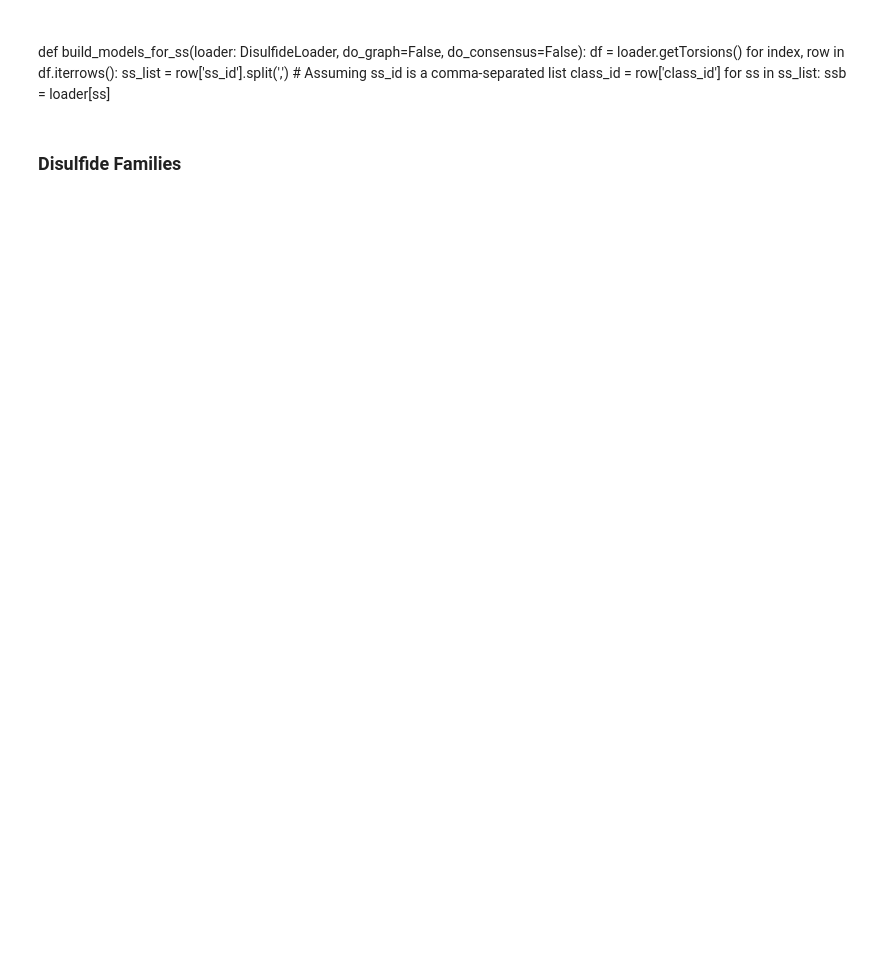
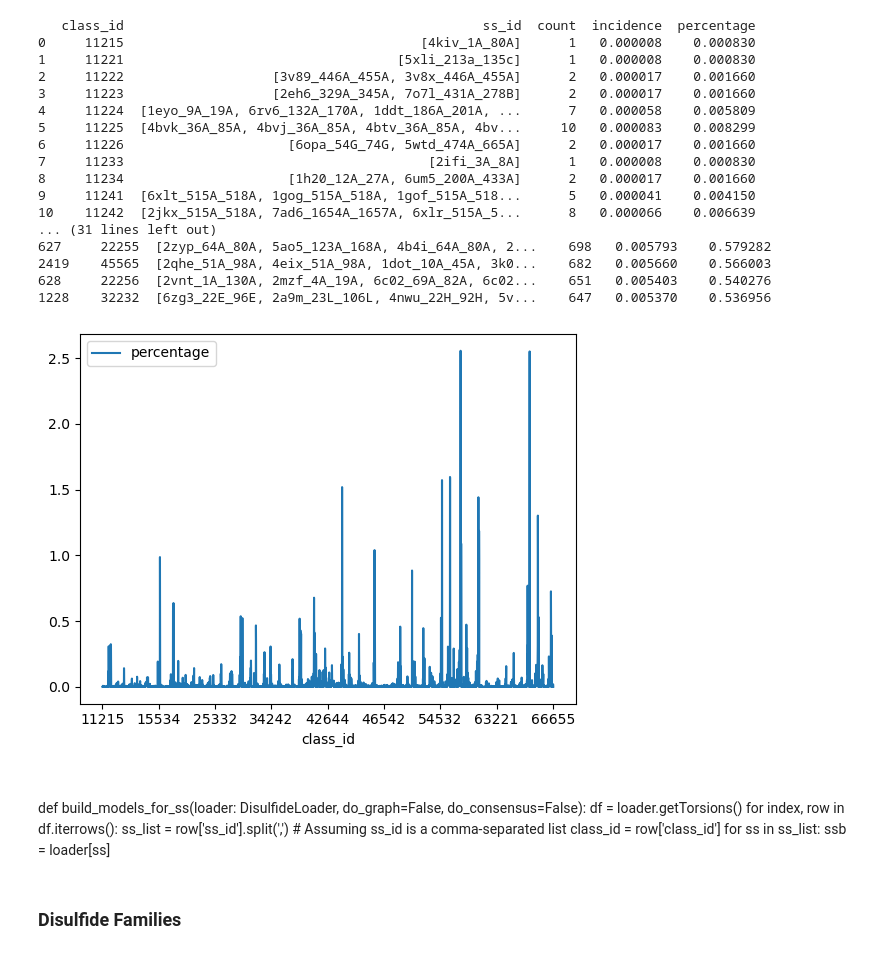
Before and after one commit to suchanek/proteusPy, a Jupyter notebook: notebooks/DisulfidePlayground.ipynb, the cells around one changed output. Saved outputs shown, nothing was run; the diff lists cells and outputs as text; code cells hidden in the pictures; blank space fills up the shorter version.

```diff
--- a/notebooks/DisulfidePlayground.ipynb
+++ b/notebooks/DisulfidePlayground.ipynb
@@ -72,0 +47,4 @@ def get_ss_id(df: pd.DataFrame, cls: str) -> str:
+# %%
+from proteusPy.DisulfideClass_Constructor import DisulfideClass_Constructor
+
+dclass = DisulfideClass_Constructor(bootstrap=True)
@@ -73,20 +85,36 @@ def get_ss_id(df: pd.DataFrame, cls: str) -> str:
 # %%
-from proteusPy.DisulfideLoader import create_six_class_df
+
 from proteusPy.utility import sort_by_column
 
-tors = PDB_SS.getTorsions()
-print(f'Tors:\n {tors.head(4)}')
-_six = create_six_class_df(tors)
-print(f'Tors2:\n {tors.head(4)}')
+_six = dclass.sixclass_df
 
 _six.plot(x='class_id', y='percentage')
 print(_six.head(12))
 
 six = _six.sort_values(by='incidence', ascending=False)
 six.to_csv(f'{DATA_DIR}six.csv')
 
 print(f'Classes: {six.shape[0]}')
 print(six.head(32))
+# %% [output]
+   class_id                                              ss_id  count  incidence  percentage
+0     11215                                      [4kiv_1A_80A]      1   0.000008    0.000830
+1     11221                                   [5xli_213a_135c]      1   0.000008    0.000830
+2     11222                   [3v89_446A_455A, 3v8x_446A_455A]      2   0.000017    0.001660
+3     11223                   [2eh6_329A_345A, 7o7l_431A_278B]      2   0.000017    0.001660
+4     11224  [1eyo_9A_19A, 6rv6_132A_170A, 1ddt_186A_201A, ...      7   0.000058    0.005809
+5     11225  [4bvk_36A_85A, 4bvj_36A_85A, 4btv_36A_85A, 4bv...     10   0.000083    0.008299
+6     11226                     [6opa_54G_74G, 5wtd_474A_665A]      2   0.000017    0.001660
+7     11233                                       [2ifi_3A_8A]      1   0.000008    0.000830
+8     11234                     [1h20_12A_27A, 6um5_200A_433A]      2   0.000017    0.001660
+9     11241  [6xlt_515A_518A, 1gog_515A_518A, 1gof_515A_518...      5   0.000041    0.004150
+10    11242  [2jkx_515A_518A, 7ad6_1654A_1657A, 6xlr_515A_5...      8   0.000066    0.006639
+... (31 lines left out)
+627     22255  [2zyp_64A_80A, 5ao5_123A_168A, 4b4i_64A_80A, 2...    698   0.005793    0.579282
+2419    45565  [2qhe_51A_98A, 4eix_51A_98A, 1dot_10A_45A, 3k0...    682   0.005660    0.566003
+628     22256  [2vnt_1A_130A, 2mzf_4A_19A, 6c02_69A_82A, 6c02...    651   0.005403    0.540276
+1228    32232  [6zg3_22E_96E, 2a9m_23L_106L, 4nwu_22H_92H, 5v...    647   0.005370    0.536956
+[figure, added]
 # %%
 from proteusPy.DisulfideLoader import create_quat_classes
 from proteusPy.utility import sort_by_column
```
Also changed, not shown: parts of 9 cells of this notebook, 18 other files.
